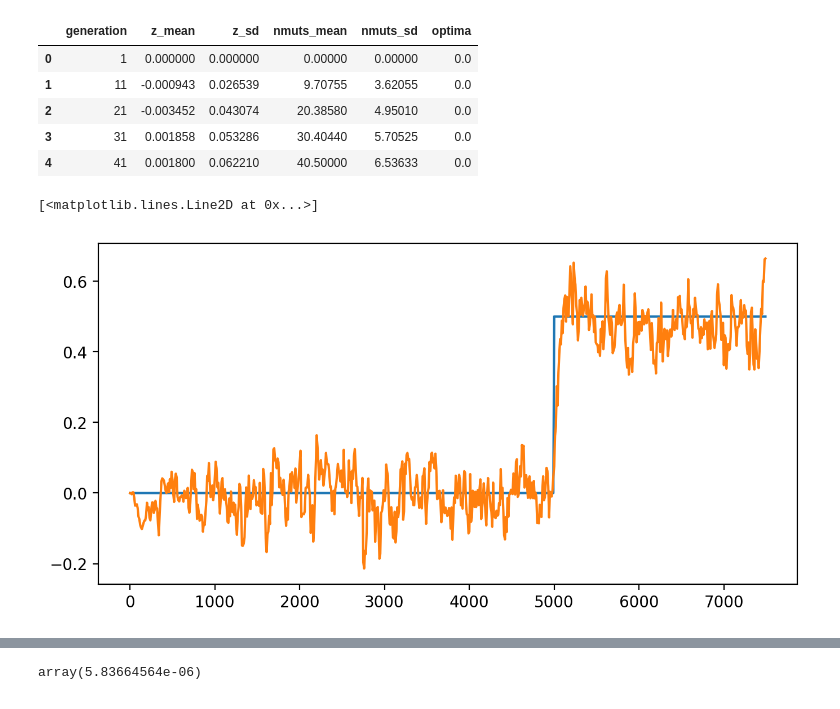
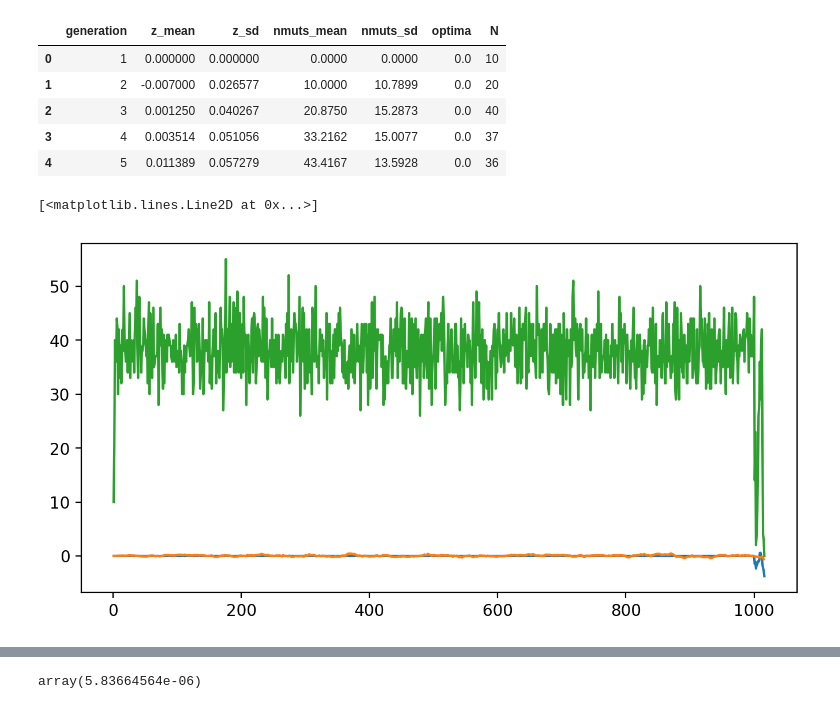
Before and after one commit to vsbuffalo/extinction_genetic_diversity, a Jupyter notebook: notebooks/Untitled.ipynb, the cells around one changed output, grey strips where cells are left out. Saved outputs shown, nothing was run; the diff lists cells and outputs as text; code cells hidden in the pictures.

```diff
--- a/notebooks/Untitled.ipynb
+++ b/notebooks/Untitled.ipynb
@@ -14,20 +16,21 @@ mpl.rcParams['figure.dpi'] = 200
 # %%
 data_dir = '../data/slim_sims/polygenic_nonwf/'
 # %%
-file = '../data/slim_sims/polygenic_Vs1_fitfuncoptimashift_optimasdNA_optima_shift0.5_K500_alpha0.01_muT1e-08_muN0_rbp1e-08_log.tsv'
-dl = pd.read_csv(file, delimiter='\t')
+file = 'polygenic_nonwf_rep12_Vs1_fitfuncmoving_optimasd1_moving_bmT_K100_alpha0.01_muT1e-07_muN0_rbp1e-08_log.tsv'
+dl = pd.read_csv(join(data_dir, file), delimiter='\t', comment='#')
 # %%
 dl.head()
 # %% [output]
-|  | generation | z_mean | z_sd | nmuts_mean | nmuts_sd | optima |
-| 0 | 1 | 0.000000 | 0.000000 | 0.00000 | 0.00000 | 0.0 |
-| 1 | 11 | -0.000943 | 0.026539 | 9.70755 | 3.62055 | 0.0 |
-| 2 | 21 | -0.003452 | 0.043074 | 20.38580 | 4.95010 | 0.0 |
-| 3 | 31 | 0.001858 | 0.053286 | 30.40440 | 5.70525 | 0.0 |
-| 4 | 41 | 0.001800 | 0.062210 | 40.50000 | 6.53633 | 0.0 |
+|  | generation | z_mean | z_sd | nmuts_mean | nmuts_sd | optima | N |
+| 0 | 1 | 0.000000 | 0.000000 | 0.0000 | 0.0000 | 0.0 | 10 |
+| 1 | 2 | -0.007000 | 0.026577 | 10.0000 | 10.7899 | 0.0 | 20 |
+| 2 | 3 | 0.001250 | 0.040267 | 20.8750 | 15.2873 | 0.0 | 40 |
+| 3 | 4 | 0.003514 | 0.051056 | 33.2162 | 15.0077 | 0.0 | 37 |
+| 4 | 5 | 0.011389 | 0.057279 | 43.4167 | 13.5928 | 0.0 | 36 |
 # %%
 plt.plot(dl.generation, dl.optima)
 plt.plot(dl.generation, dl.z_mean)
+plt.plot(dl.generation, dl.N)
 # %% [output]
 [<matplotlib.lines.Line2D at 0x...>]
-[figure, old version]
+[figure, new version]
```
Also changed, not shown: parts of 2 cells of this notebook, 2 other files.
